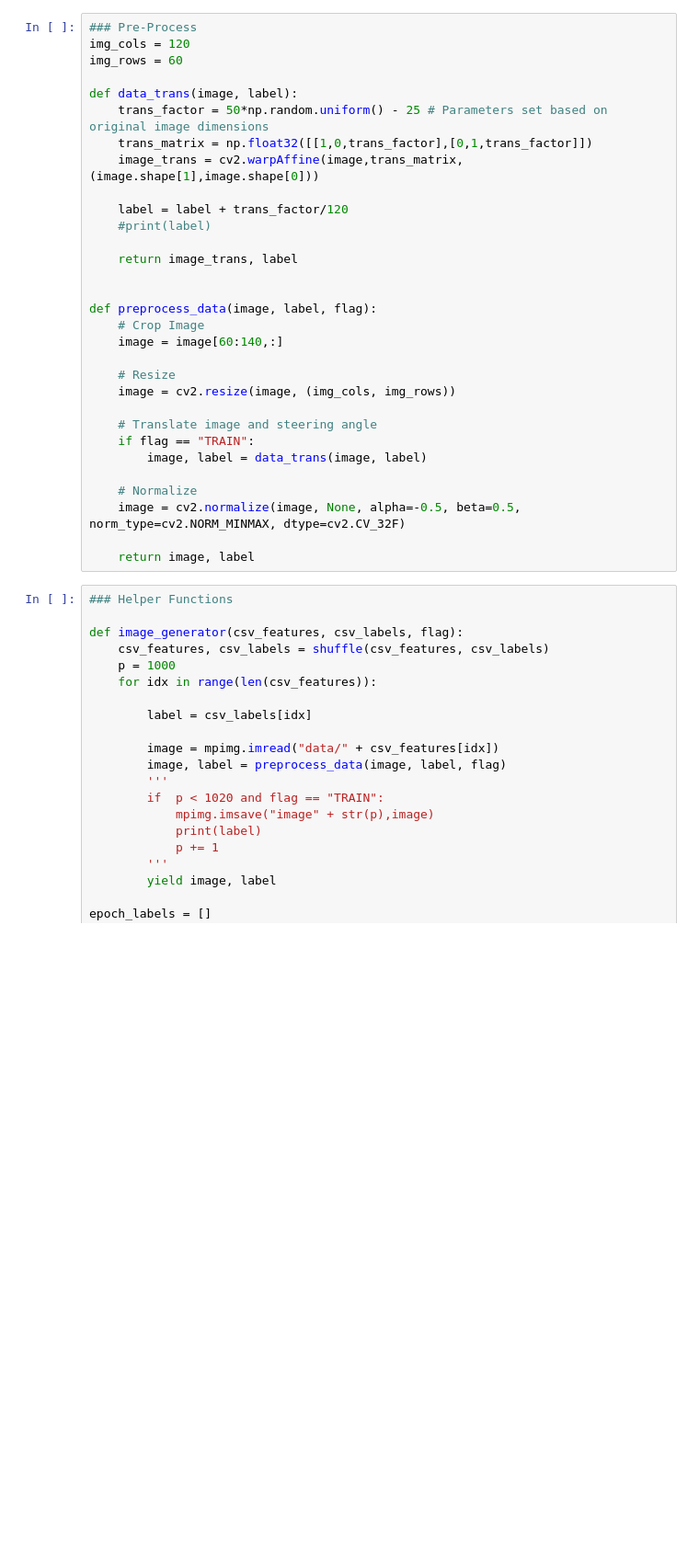
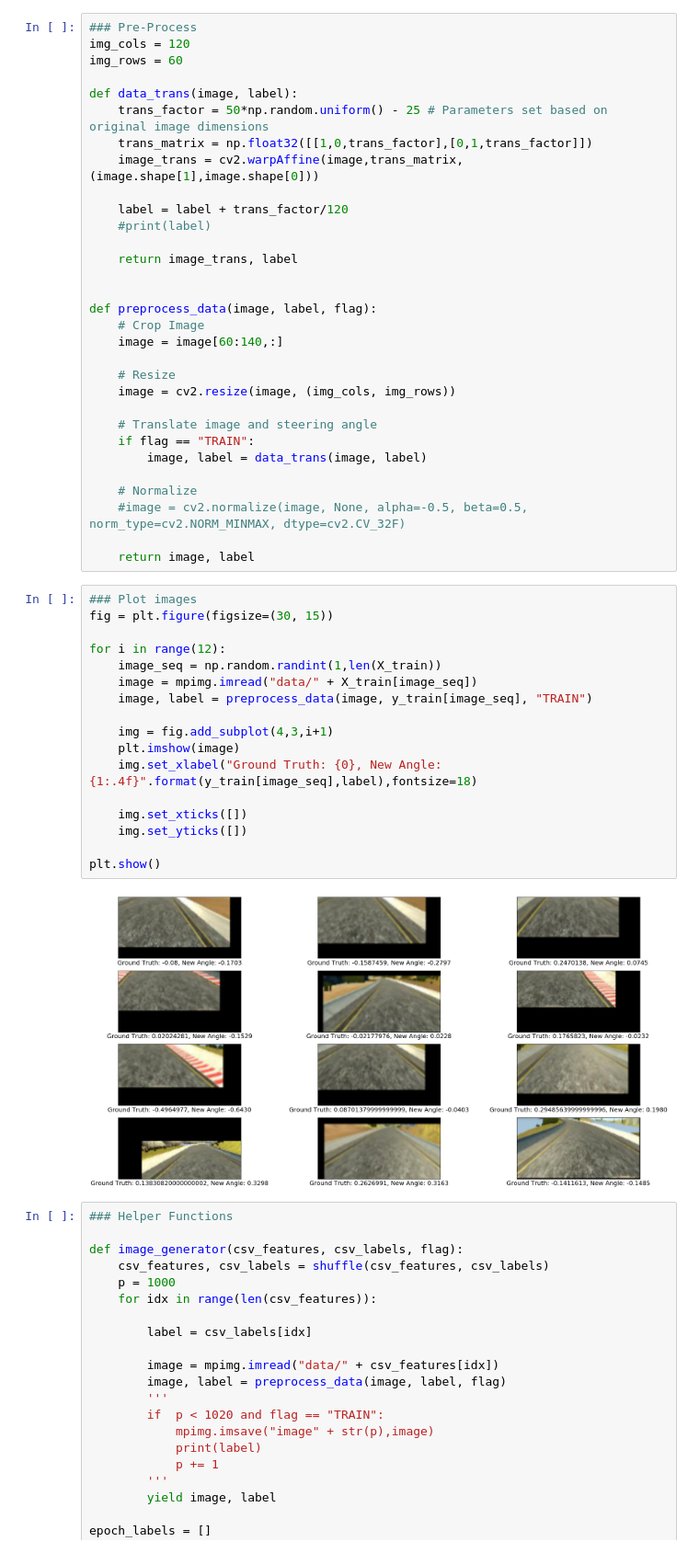
Before and after one commit to sahiljuneja/Udacity-SDCND-Term-1, a Jupyter notebook: Term-1/P3-Behavioral-Cloning/model.ipynb, the cells around one changed output. Shown at 92% size. Saved outputs shown, nothing was run; the diff lists cells and outputs as text; blank space fills up the shorter version.

```diff
--- a/Term-1/P3-Behavioral-Cloning/model.ipynb
+++ b/Term-1/P3-Behavioral-Cloning/model.ipynb
@@ -88,9 +91,28 @@ def preprocess_data(image, label, flag):
         image, label = data_trans(image, label)
 
     # Normalize
-    image = cv2.normalize(image, None, alpha=-0.5, beta=0.5, norm_type=cv2.NORM_MINMAX, dtype=cv2.CV_32F)
+    #image = cv2.normalize(image, None, alpha=-0.5, beta=0.5, norm_type=cv2.NORM_MINMAX, dtype=cv2.CV_32F)
 
     return image, label
+# %%
+### Plot images
+fig = plt.figure(figsize=(30, 15))
+
+for i in range(12):
+    image_seq = np.random.randint(1,len(X_train))
+    image = mpimg.imread("data/" + X_train[image_seq])
+    image, label = preprocess_data(image, y_train[image_seq], "TRAIN")
+
+    img = fig.add_subplot(4,3,i+1)
+    plt.imshow(image)
+    img.set_xlabel("Ground Truth: {0}, New Angle: {1:.4f}".format(y_train[image_seq],label),fontsize=18)
+
+    img.set_xticks([])
+    img.set_yticks([])
+
+plt.show()
+# %% [output]
+[figure, added]
 # %%
 ### Helper Functions
 
```
Also changed, not shown: parts of 4 cells of this notebook.
